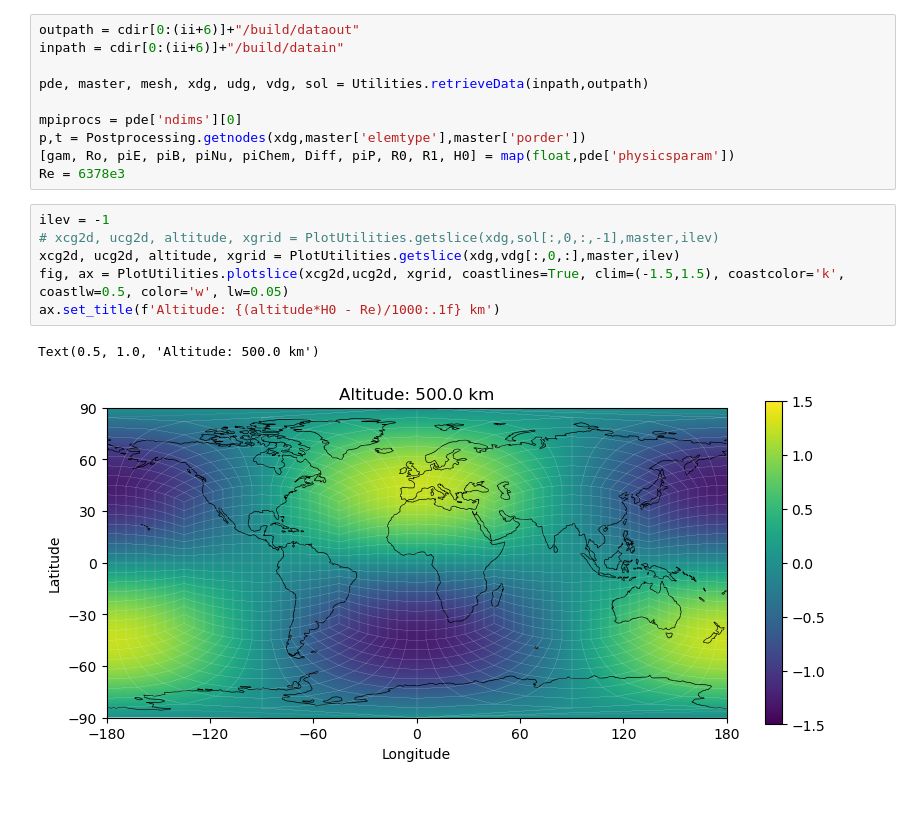
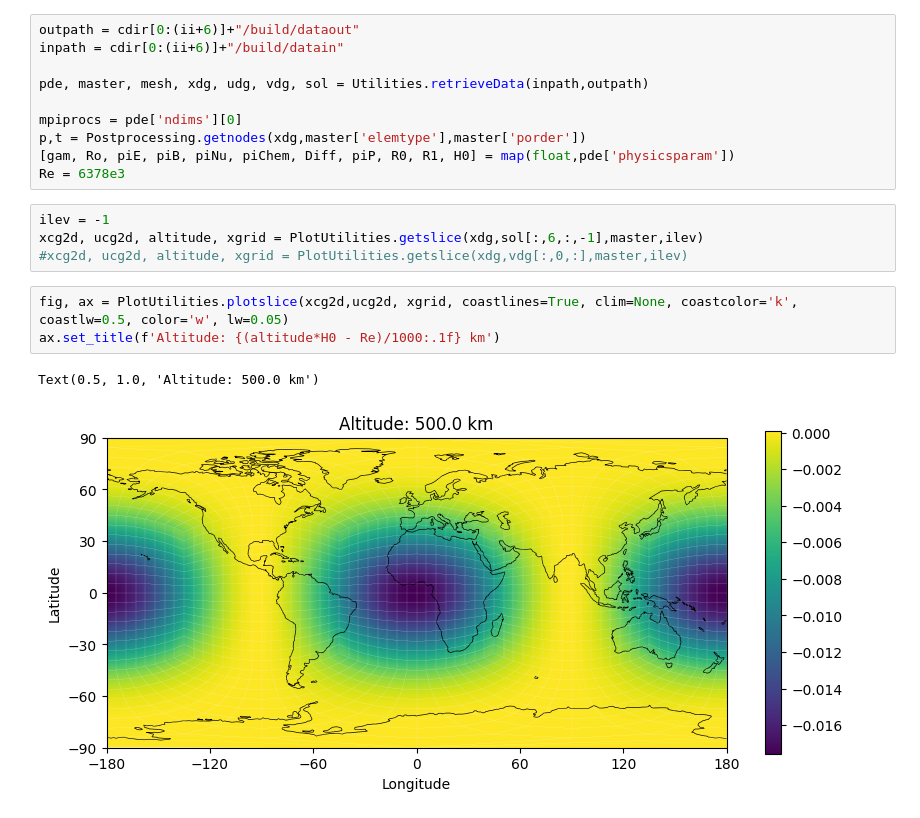
Before and after one commit to jvilaperez/Exasim, a Jupyter notebook: examples/Ionosphere/test3d/postprocessing.ipynb, the cells around one changed output. Cells and saved outputs as stored; diff of their text form.

```diff
--- a/examples/Ionosphere/test3d/postprocessing.ipynb
+++ b/examples/Ionosphere/test3d/postprocessing.ipynb
@@ -24,10 +24,11 @@ p,t = Postprocessing.getnodes(xdg,master['elemtype'],master['porder'])
 Re = 6378e3
 # %%
 ilev = -1
-# xcg2d, ucg2d, altitude, xgrid = PlotUtilities.getslice(xdg,sol[:,0,:,-1],master,ilev)
-xcg2d, ucg2d, altitude, xgrid = PlotUtilities.getslice(xdg,vdg[:,0,:],master,ilev)
-fig, ax = PlotUtilities.plotslice(xcg2d,ucg2d, xgrid, coastlines=True, clim=(-1.5,1.5), coastcolor='k', coastlw=0.5, color='w', lw=0.05)
-ax.set_title(f'Altitude: {(altitude*H0 - Re)/1000:.1f} km')
+xcg2d, ucg2d, altitude, xgrid = PlotUtilities.getslice(xdg,sol[:,6,:,-1],master,ilev)
+#xcg2d, ucg2d, altitude, xgrid = PlotUtilities.getslice(xdg,vdg[:,0,:],master,ilev)
-# %% [output]
-Text(0.5, 1.0, 'Altitude: 500.0 km')
-[figure, removed]
+# %%
+fig, ax = PlotUtilities.plotslice(xcg2d,ucg2d, xgrid, coastlines=True, clim=None, coastcolor='k', coastlw=0.5, color='w', lw=0.05)
+ax.set_title(f'Altitude: {(altitude*H0 - Re)/1000:.1f} km')
+# %% [output]
+Text(0.5, 1.0, 'Altitude: 500.0 km')
+[figure, added]
```
Also changed, not shown: parts of 2 cells of this notebook, 1 other file.
